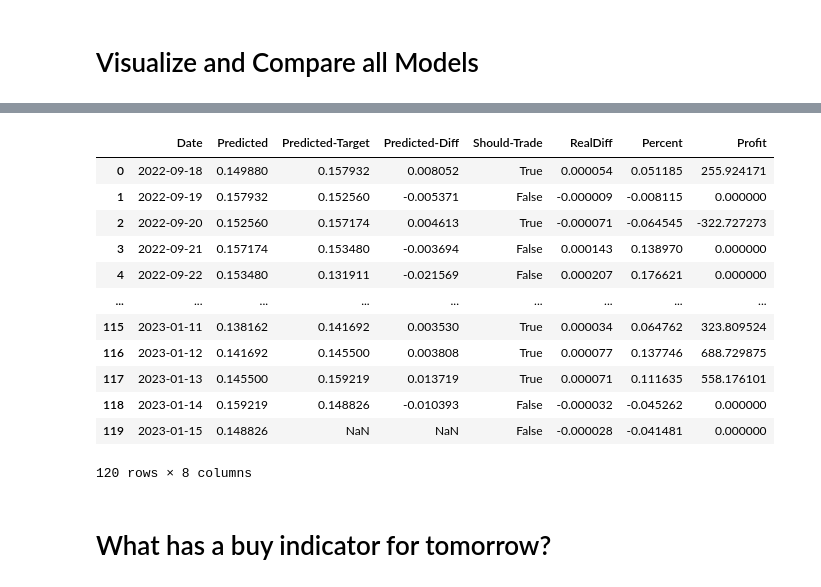
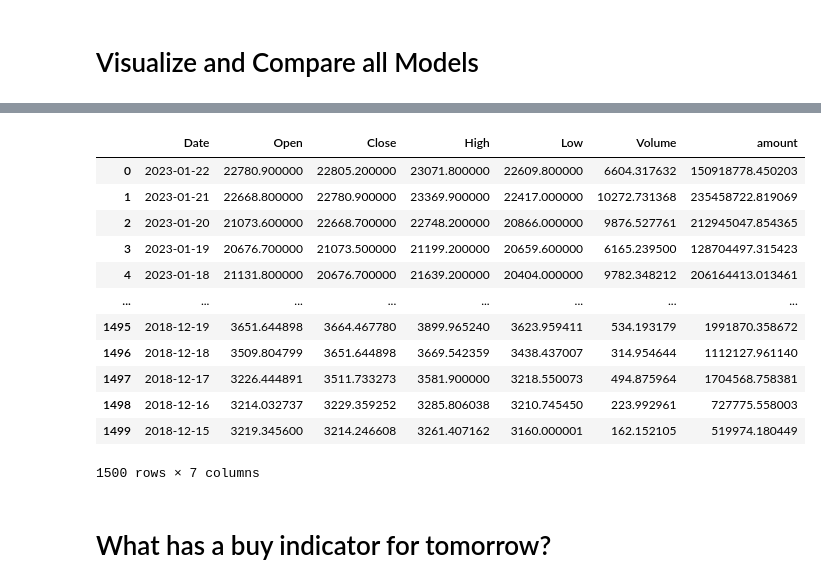
Before and after one commit to j03m/alfred, a Jupyter notebook: Coin_Predictions.ipynb, the cells around one changed output, grey strips where cells are left out. Drawn from its saved outputs; the diff is of its cells as text; code cells hidden in the pictures.

```diff
--- a/Coin_Predictions.ipynb
+++ b/Coin_Predictions.ipynb
@@ -169,4 +394,4 @@ Not saving
 # %% [markdown]
 # Visualize and Compare all Models
 # %%
-df_raw = get_coin_data_frames(30, "DOGE3L-USDT")
+df_raw = get_coin_data_frames(1500, "BTC-USDT")
@@ -244,16 +397,0 @@ profit for model:  lstm_xgb_cols 3726.980987227878
-# %%
-df_profit
-# %% [output]
-|  | Date | Predicted | Predicted-Target | Predicted-Diff | Should-Trade | RealDiff | Percent | Profit |
-| 0 | 2022-09-18 | 0.149880 | 0.157932 | 0.008052 | True | 0.000054 | 0.051185 | 255.924171 |
-| 1 | 2022-09-19 | 0.157932 | 0.152560 | -0.005371 | False | -0.000009 | -0.008115 | 0.000000 |
-| 2 | 2022-09-20 | 0.152560 | 0.157174 | 0.004613 | True | -0.000071 | -0.064545 | -322.727273 |
-| 3 | 2022-09-21 | 0.157174 | 0.153480 | -0.003694 | False | 0.000143 | 0.138970 | 0.000000 |
-| 4 | 2022-09-22 | 0.153480 | 0.131911 | -0.021569 | False | 0.000207 | 0.176621 | 0.000000 |
-| ... | ... | ... | ... | ... | ... | ... | ... | ... |
-| 115 | 2023-01-11 | 0.138162 | 0.141692 | 0.003530 | True | 0.000034 | 0.064762 | 323.809524 |
-| 116 | 2023-01-12 | 0.141692 | 0.145500 | 0.003808 | True | 0.000077 | 0.137746 | 688.729875 |
-| 117 | 2023-01-13 | 0.145500 | 0.159219 | 0.013719 | True | 0.000071 | 0.111635 | 558.176101 |
-| 118 | 2023-01-14 | 0.159219 | 0.148826 | -0.010393 | False | -0.000032 | -0.045262 | 0.000000 |
-| 119 | 2023-01-15 | 0.148826 | NaN | NaN | False | -0.000028 | -0.041481 | 0.000000 |
-120 rows × 8 columns
@@ -260,3 +402,19 @@ df_profit
+# %%
+df_raw
+# %% [output]
+|  | Date | Open | Close | High | Low | Volume | amount |
+| 0 | 2023-01-22 | 22780.900000 | 22805.200000 | 23071.800000 | 22609.800000 | 6604.317632 | 150918778.450203 |
+| 1 | 2023-01-21 | 22668.800000 | 22780.900000 | 23369.900000 | 22417.000000 | 10272.731368 | 235458722.819069 |
+| 2 | 2023-01-20 | 21073.600000 | 22668.700000 | 22748.200000 | 20866.000000 | 9876.527761 | 212945047.854365 |
+| 3 | 2023-01-19 | 20676.700000 | 21073.500000 | 21199.200000 | 20659.600000 | 6165.239500 | 128704497.315423 |
+| 4 | 2023-01-18 | 21131.800000 | 20676.700000 | 21639.200000 | 20404.000000 | 9782.348212 | 206164413.013461 |
+| ... | ... | ... | ... | ... | ... | ... | ... |
+| 1495 | 2018-12-19 | 3651.644898 | 3664.467780 | 3899.965240 | 3623.959411 | 534.193179 | 1991870.358672 |
+| 1496 | 2018-12-18 | 3509.804799 | 3651.644898 | 3669.542359 | 3438.437007 | 314.954644 | 1112127.961140 |
+| 1497 | 2018-12-17 | 3226.444891 | 3511.733273 | 3581.900000 | 3218.550073 | 494.875964 | 1704568.758381 |
+| 1498 | 2018-12-16 | 3214.032737 | 3229.359252 | 3285.806038 | 3210.745450 | 223.992961 | 727775.558003 |
+| 1499 | 2018-12-15 | 3219.345600 | 3214.246608 | 3261.407162 | 3160.000001 | 162.152105 | 519974.180449 |
+1500 rows × 7 columns
 # %% [markdown]
 # What has a buy indicator for tomorrow?
 # %%
```
Also changed, not shown: parts of 19 cells of this notebook.
